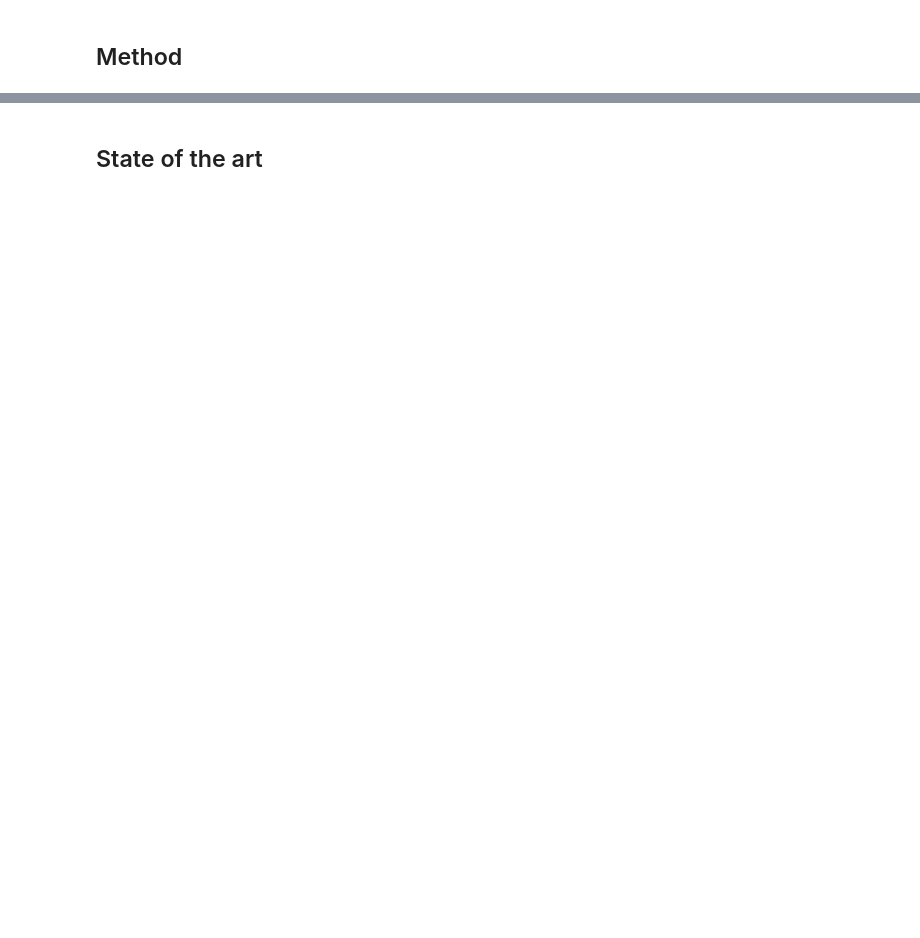
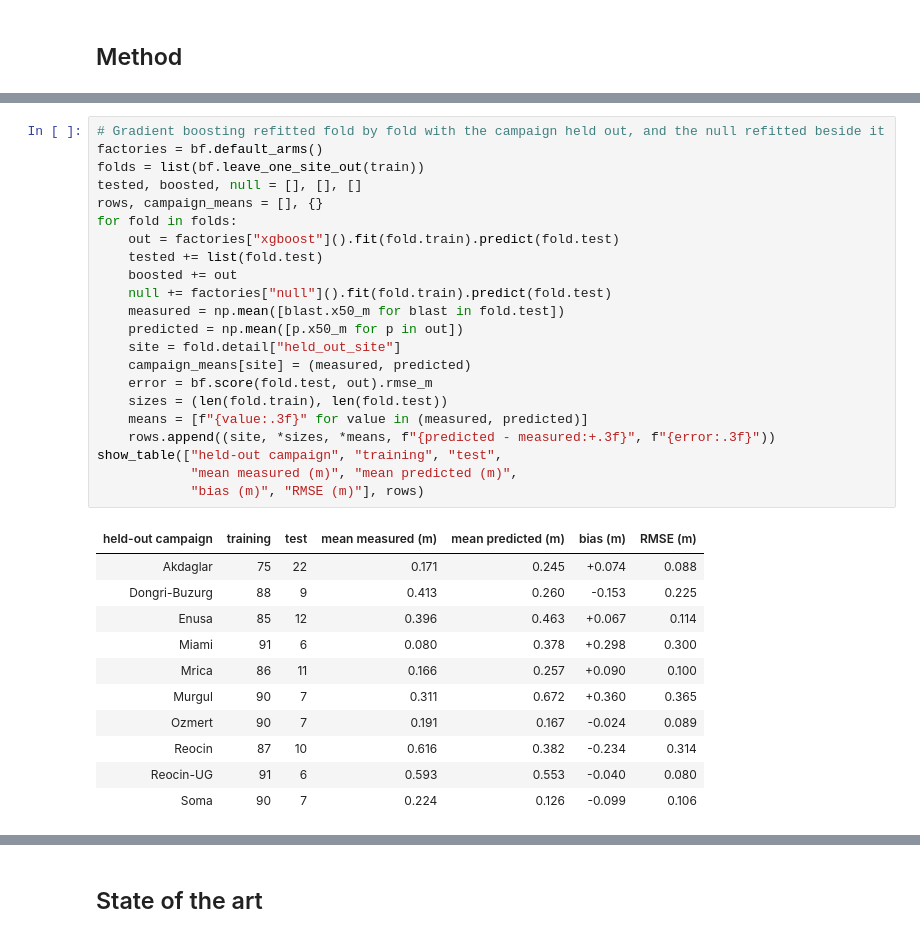
Before and after one commit to fsantibanezleal/CAOS_Fragmenta, a Jupyter notebook: notebooks/en/04-benchmark-protocol/04-the-site-held-out-protocol-and-its-pre-declared-criterion.ipynb, the cells around one changed output, grey strips where cells are left out. Drawn from its saved outputs; the diff is of its cells as text; blank space fills up the shorter version.

```diff
--- a/notebooks/en/04-benchmark-protocol/04-the-site-held-out-protocol-and-its-pre-declared-criterion.ipynb
+++ b/notebooks/en/04-benchmark-protocol/04-the-site-held-out-protocol-and-its-pre-declared-criterion.ipynb
@@ -50,0 +82,34 @@ The protocol has four parts, each a decision the cells below inspect:
+# %%
+# Gradient boosting refitted fold by fold with the campaign held out, and the null refitted beside it
+factories = bf.default_arms()
+folds = list(bf.leave_one_site_out(train))
+tested, boosted, null = [], [], []
+rows, campaign_means = [], {}
+for fold in folds:
+    out = factories["xgboost"]().fit(fold.train).predict(fold.test)
+    tested += list(fold.test)
+    boosted += out
+    null += factories["null"]().fit(fold.train).predict(fold.test)
+    measured = np.mean([blast.x50_m for blast in fold.test])
+    predicted = np.mean([p.x50_m for p in out])
+    site = fold.detail["held_out_site"]
+    campaign_means[site] = (measured, predicted)
+    error = bf.score(fold.test, out).rmse_m
+    sizes = (len(fold.train), len(fold.test))
+    means = [f"{value:.3f}" for value in (measured, predicted)]
+    rows.append((site, *sizes, *means, f"{predicted - measured:+.3f}", f"{error:.3f}"))
+show_table(["held-out campaign", "training", "test",
+            "mean measured (m)", "mean predicted (m)",
+            "bias (m)", "RMSE (m)"], rows)
+# %% [output]
+| held-out campaign | training | test | mean measured (m) | mean predicted (m) | bias (m) | RMSE (m) |
+| Akdaglar | 75 | 22 | 0.171 | 0.245 | +0.074 | 0.088 |
+| Dongri-Buzurg | 88 | 9 | 0.413 | 0.260 | -0.153 | 0.225 |
+| Enusa | 85 | 12 | 0.396 | 0.463 | +0.067 | 0.114 |
+| Miami | 91 | 6 | 0.080 | 0.378 | +0.298 | 0.300 |
+| Mrica | 86 | 11 | 0.166 | 0.257 | +0.090 | 0.100 |
+| Murgul | 90 | 7 | 0.311 | 0.672 | +0.360 | 0.365 |
+| Ozmert | 90 | 7 | 0.191 | 0.167 | -0.024 | 0.089 |
+| Reocin | 87 | 10 | 0.616 | 0.382 | -0.234 | 0.314 |
+| Reocin-UG | 91 | 6 | 0.593 | 0.553 | -0.040 | 0.080 |
+| Soma | 90 | 7 | 0.224 | 0.126 | -0.099 | 0.106 |
```
Also changed, not shown: parts of 46 cells of this notebook, 7 other files.
